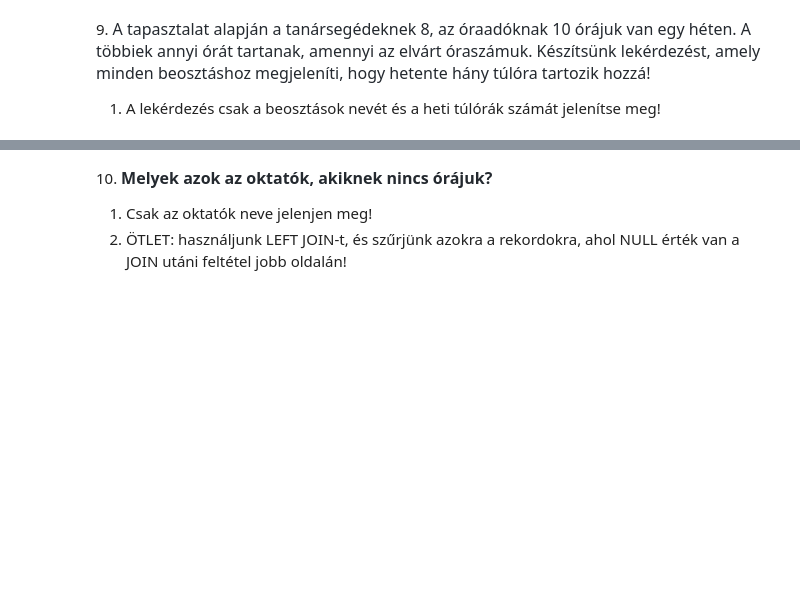
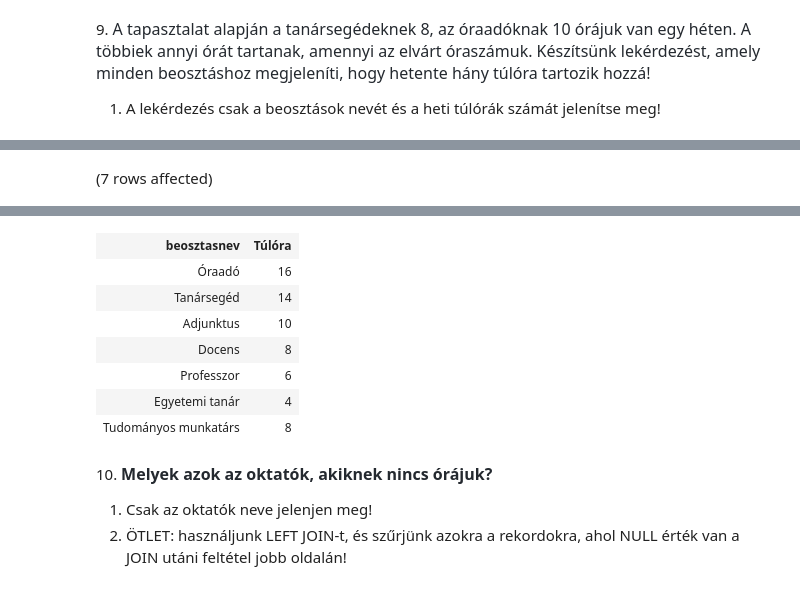
Before and after one commit to Zoltanborbenyi/sql-gyak-03, a Jupyter notebook: gyakorlat02_feladatok .ipynb, the cells around one changed output, grey strips where cells are left out. Saved outputs shown, nothing was run; the diff lists cells and outputs as text; code cells hidden in the pictures; blank space fills up the shorter version.

```diff
--- a/gyakorlat02_feladatok .ipynb
+++ b/gyakorlat02_feladatok .ipynb
@@ -191,0 +186,9 @@ Total execution time: 00:00:00.021
+# %%
+SELECT beosztasnev,
+CASE WHEN beosztasnev = 'Tanársegéd' THEN 8
+WHEN beosztasnev ='Óraadó' THEN 10
+ELSE elvart
+end -elvart AS 'Túlóra'
+FROM Beosztasok
+# %% [output]
+(7 rows affected)
@@ -192,3 +196,11 @@ Total execution time: 00:00:00.021
+| beosztasnev | Túlóra |
+| Óraadó | 16 |
+| Tanársegéd | 14 |
+| Adjunktus | 10 |
+| Docens | 8 |
+| Professzor | 6 |
+| Egyetemi tanár | 4 |
+| Tudományos munkatárs | 8 |
 # %% [markdown]
 10. <span style="font-weight: 600; color: rgb(36, 41, 47); font-family: -apple-system, BlinkMacSystemFont, &quot;Segoe UI&quot;, Helvetica, Arial, sans-serif, &quot;Apple Color Emoji&quot;, &quot;Segoe UI Emoji&quot;; font-size: 16px;">Melyek azok az oktatók, akiknek nincs órájuk?</span>
 
```
Also changed, not shown: parts of 6 cells of this notebook.
